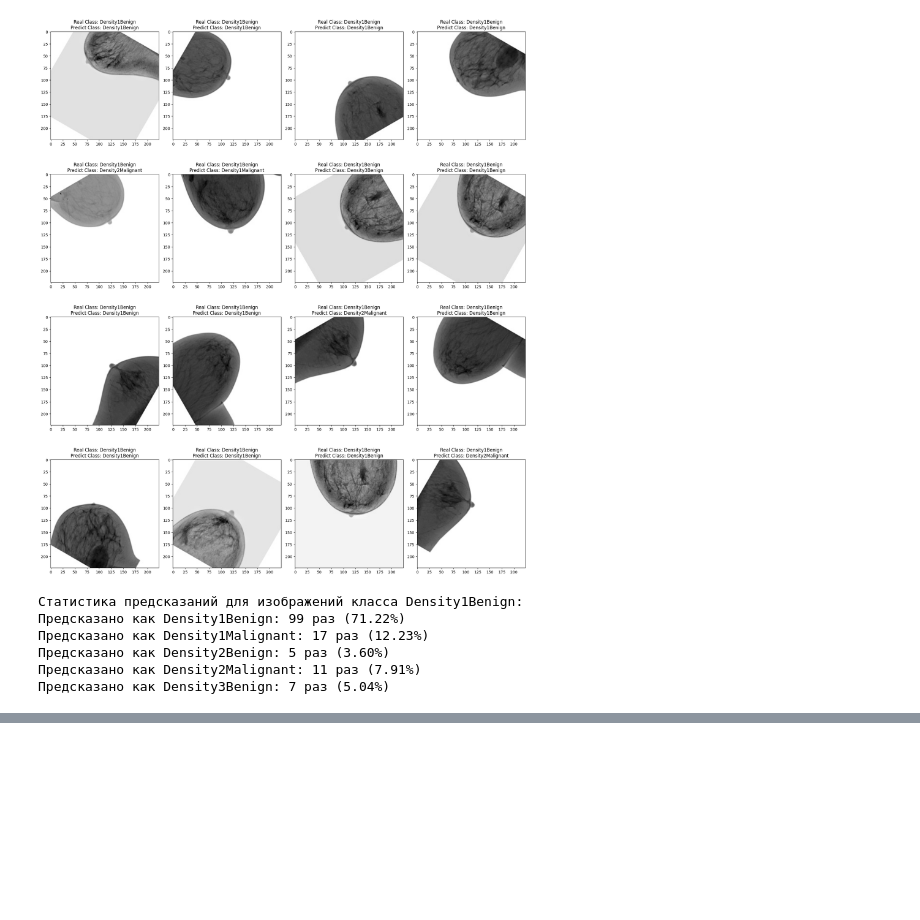
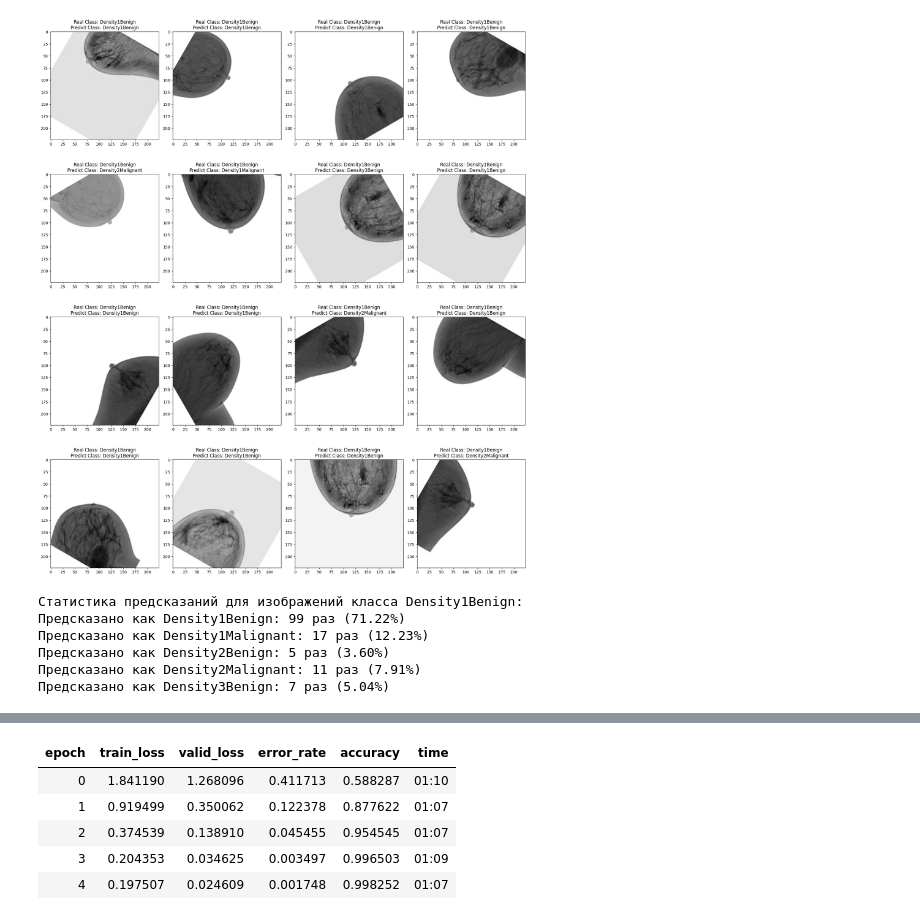
Before and after one commit to ganiesenov/Breast_cancer_related, a Jupyter notebook: training-inbreast-dataset-with-a-custom-cnn.ipynb, the cells around one changed output, grey strips where cells are left out. Drawn from its saved outputs; the diff is of its cells as text; code cells hidden in the pictures; blank space fills up the shorter version.

Commit message:
Kaggle Notebook | Training inbreast dataset with a custom CNN | Version 3

```diff
--- a/training-inbreast-dataset-with-a-custom-cnn.ipynb
+++ b/training-inbreast-dataset-with-a-custom-cnn.ipynb
@@ -946,0 +803,2 @@ Density4Malignant       0.00      0.00      0.00        11
+# %%
+learn = cnn_learner(dls, models.densenet121, metrics=[error_rate, accuracy])
@@ -946,0 +807,9 @@ Density4Malignant       0.00      0.00      0.00        11
+# %%
+learn.fit_one_cycle(5)
+# %% [output]
+| epoch | train_loss | valid_loss | error_rate | accuracy | time |
+| 0 | 1.841190 | 1.268096 | 0.411713 | 0.588287 | 01:10 |
+| 1 | 0.919499 | 0.350062 | 0.122378 | 0.877622 | 01:07 |
+| 2 | 0.374539 | 0.138910 | 0.045455 | 0.954545 | 01:07 |
+| 3 | 0.204353 | 0.034625 | 0.003497 | 0.996503 | 01:09 |
+| 4 | 0.197507 | 0.024609 | 0.001748 | 0.998252 | 01:07 |
```
Also changed, not shown: parts of 18 cells of this notebook.
